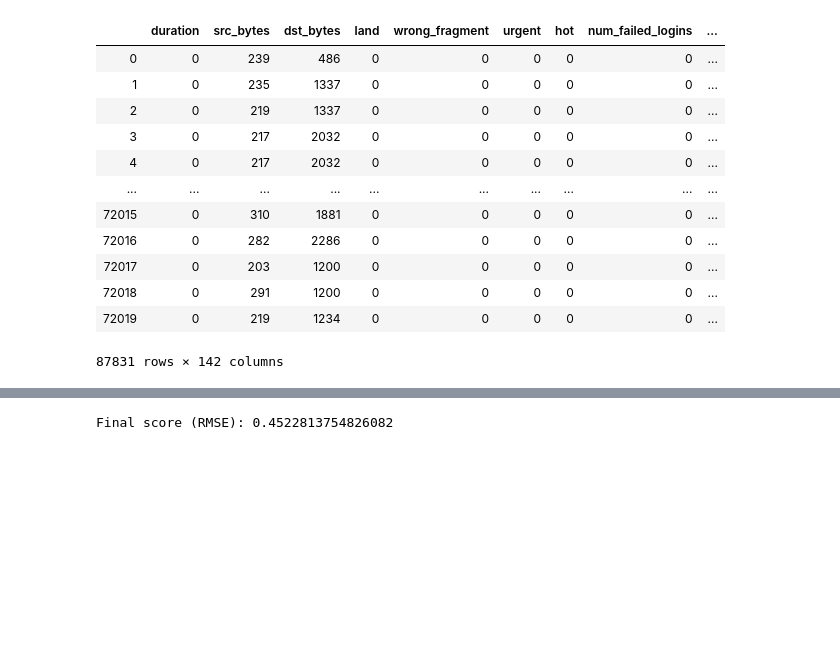
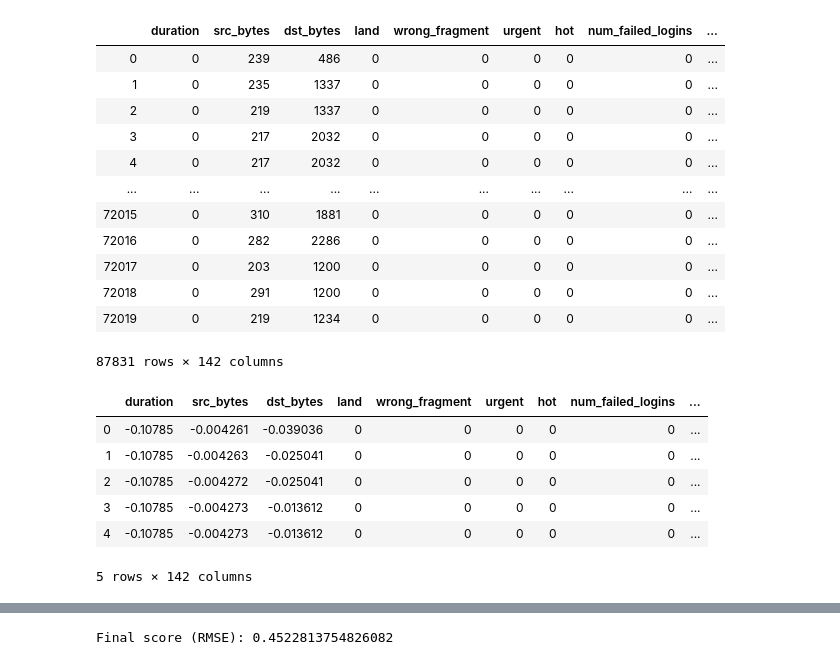
Before and after one commit to derrek-gass/CSC180-MP2, a Jupyter notebook: Network_Intrusion_Detector.ipynb, the cells around one changed output, grey strips where cells are left out. Cells and saved outputs as stored; diff of their text form; code cells hidden in the pictures; blank space fills up the shorter version.

```diff
--- a/Network_Intrusion_Detector.ipynb
+++ b/Network_Intrusion_Detector.ipynb
@@ -349,3 +350,23 @@ good.compute()
 | 72018 | 0 | 291 | 1200 | 0 | 0 | 0 | 0 | 0 | ... |
 | 72019 | 0 | 219 | 1234 | 0 | 0 | 0 | 0 | 0 | ... |
 87831 rows × 142 columns
+# %%
+from sklearn.linear_model import LogisticRegression
+from sklearn.pipeline import make_pipeline
+
+X = df
+y = df['intruder_status']
+# %%
+X = X.drop('intruder_status', axis=1)
+# %%
+X['intruder_status']=y
+# %%
+X.head()
+# %% [output]
+|  | duration | src_bytes | dst_bytes | land | wrong_fragment | urgent | hot | num_failed_logins | ... |
+| 0 | -0.10785 | -0.004261 | -0.039036 | 0 | 0 | 0 | 0 | 0 | ... |
+| 1 | -0.10785 | -0.004263 | -0.025041 | 0 | 0 | 0 | 0 | 0 | ... |
+| 2 | -0.10785 | -0.004272 | -0.025041 | 0 | 0 | 0 | 0 | 0 | ... |
+| 3 | -0.10785 | -0.004273 | -0.013612 | 0 | 0 | 0 | 0 | 0 | ... |
+| 4 | -0.10785 | -0.004273 | -0.013612 | 0 | 0 | 0 | 0 | 0 | ... |
+5 rows × 142 columns
```
Also changed, not shown: parts of 20 cells of this notebook, 5 other files.
